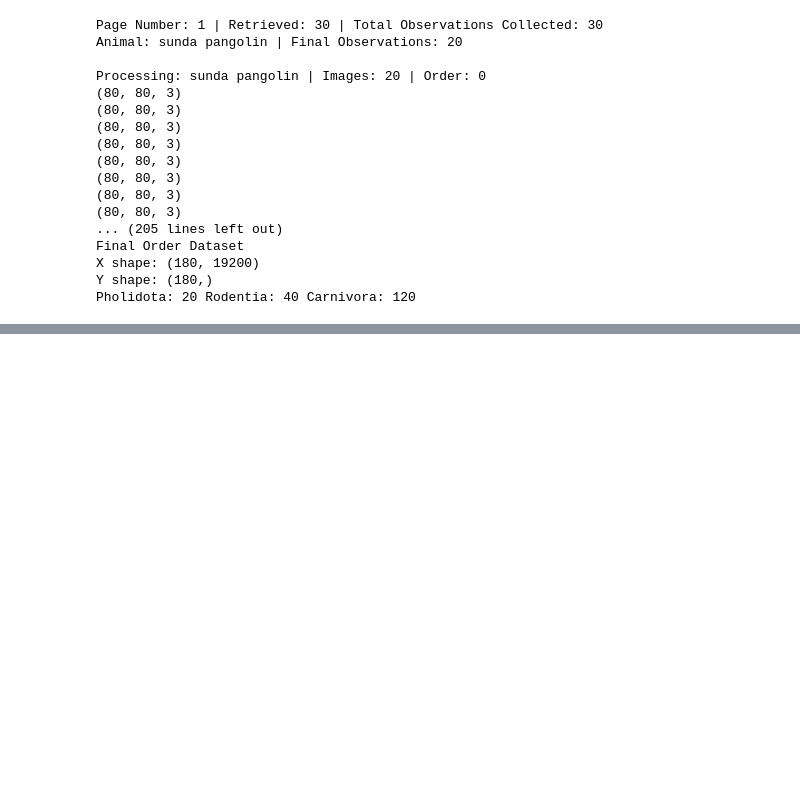
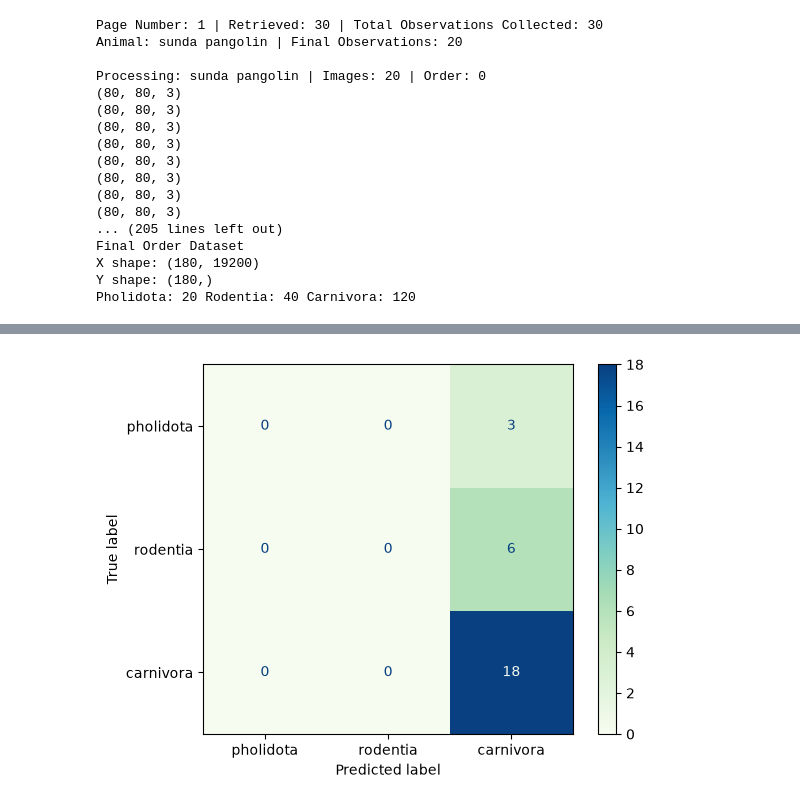
Before and after one commit to iatejacinda/3015_mlnn_final, a Jupyter notebook: image_classification.ipynb, the cells around one changed output, grey strips where cells are left out. Cells and saved outputs as stored; diff of their text form; code cells hidden in the pictures; blank space fills up the shorter version.

Commit message:
Add baseline training and evaluation metrics

```diff
--- a/image_classification.ipynb
+++ b/image_classification.ipynb
@@ -565,0 +421,12 @@ Test classes: [ 3  6 18]
+# %%
+# splitting dataset for training / testing
+
+x_train, x_temp, y_train, y_temp = train_test_split(x_order_arr,
+                                                    y_order_arr,
+                                                    test_size = 0.3,
+                                                    stratify = y_order_arr)
+
+x_val, x_test, y_val, y_test = train_test_split(x_temp,
+                                                y_temp,
+                                                test_size = 0.5,
+                                                stratify = y_temp)
@@ -601,6 +481,0 @@ Model: "sequential_2"
-# %%
-model.compile(
-    optimizer="adam",
-    loss="sparse_categorical_crossentropy",
-    metrics=["accuracy"]
-)
@@ -609,8 +481,0 @@ WARNING:tensorflow:TensorFlow GPU support is not available on native Windows for
-# %%
-history = model.fit(
-    X_train,
-    y_train,
-    epochs=20,
-    batch_size=16,
-    validation_data=(X_val, y_val)
-)
@@ -634,0 +482,6 @@ Epoch 20/20
+# %%
+# test to see if the model is predicting that all animals are in the carnivora order (index 2)
+x_val2 = model.predict(x_val)
+print(x_val2.shape)
+# x_val = tf.keras.layers.Softmax(x_val)
+np.argmax(x_val2, axis = 1)
@@ -634,0 +493,10 @@ Epoch 20/20
+# %%
+# build confusion matrix
+y_pred = np.argmax(x_val2, axis = 1)
+cm = confusion_matrix(y_val, y_pred)
+
+disp = ConfusionMatrixDisplay(confusion_matrix = cm, display_labels = order_to_int)
+disp.plot(cmap = "GnBu")
+plt.show()
+# %% [output]
+[figure, added]
```
Also changed, not shown: parts of 28 cells of this notebook.
